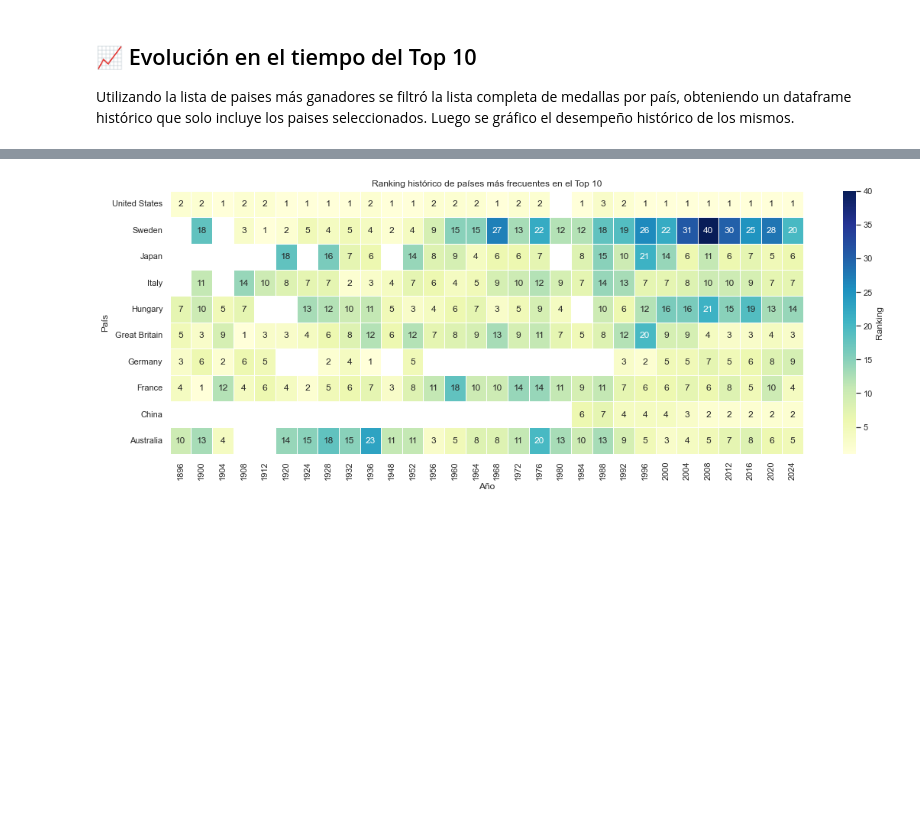
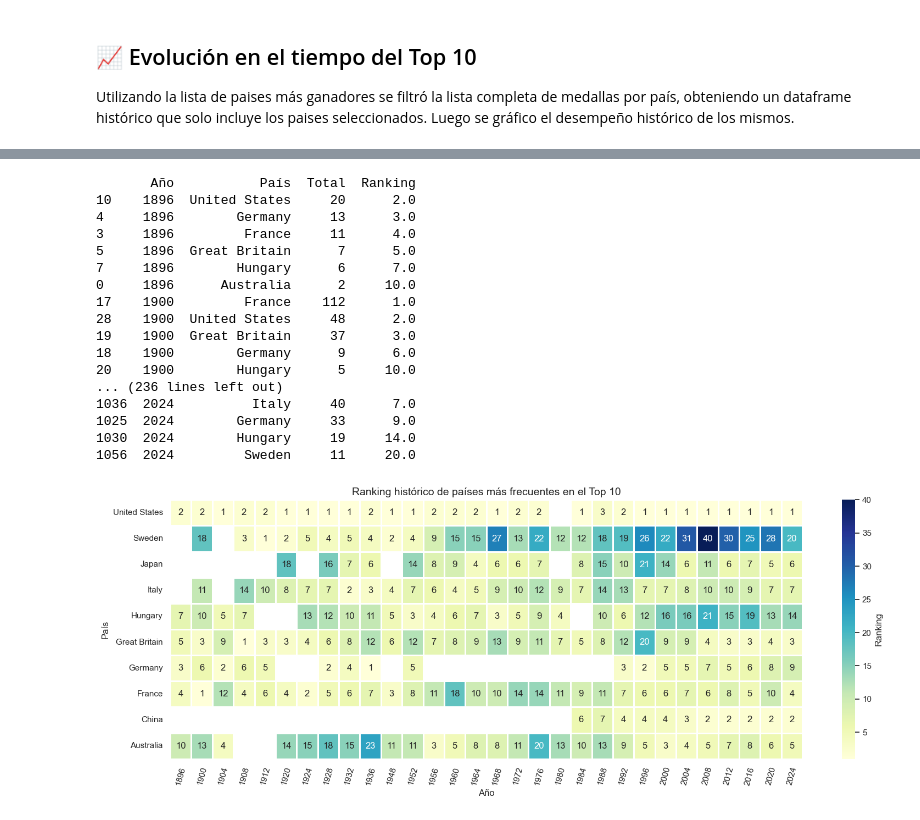
Before and after one commit to Huallpacl/Portfolio, a Jupyter notebook: medallas-olimpicas/notebooks/02_analisis_top10.ipynb, the cells around one changed output, grey strips where cells are left out. Saved outputs shown, nothing was run; the diff lists cells and outputs as text; code cells hidden in the pictures; blank space fills up the shorter version.

Commit message:
Feat: actualizado notebook y agreagdas imagenes

```diff
--- a/medallas-olimpicas/notebooks/02_analisis_top10.ipynb
+++ b/medallas-olimpicas/notebooks/02_analisis_top10.ipynb
@@ -159,25 +153,56 @@ plt.show()
 # %%
 # Crear columna de ranking dentro de cada año
 ranking_anual["Ranking"] = ranking_anual.groupby("Año")["Total"].rank(ascending=False, method="first")
 
-# Filtrar los países que más veces estuvieron en el top 10
-paises_frecuentes = apariciones_top10.head(10).index.tolist()
+# Filtrar los países más frecuentes en el top 10
+paises_frecuentes = apariciones_top10.head(10)["País"].tolist()
 
-# Filtrar datos
+# Filtrar datos del ranking
 ranking_filtrado = ranking_anual[ranking_anual["País"].isin(paises_frecuentes)]
+print(ranking_filtrado.to_string())
 
-# Pivotear para heatmap
+# Pivotear para construir matriz del heatmap
 pivot = ranking_filtrado.pivot(index="País", columns="Año", values="Ranking")
 
 # Crear heatmap
 plt.figure(figsize=(16, 6))
-sns.heatmap(pivot, cmap="YlGnBu", linewidths=0.5, linecolor="white", annot=True, cbar_kws={"label": "Ranking"})
-plt.title("Ranking histórico de países más frecuentes en el Top 10")
+sns.heatmap(
+    pivot,
+    cmap="YlGnBu",
+    annot=True,
+    fmt=".0f",
+    linewidths=1,
+    cbar_kws={"label": "Ranking"}
+)
+
+# Estética
+plt.grid(False)
+plt.title("Ranking histórico de países más frecuentes en el Top 10", fontsize=14)
 plt.xlabel("Año")
 plt.ylabel("País")
 plt.gca().invert_yaxis()
+plt.xticks(rotation=75, ha="center")
 plt.tight_layout()
-plt.savefig("../images/prevalencia_en_top10.png", dpi=300, bbox_inches="tight")
+
+# Guardar y mostrar
+plt.savefig("../images/prevalencia_en_top10", dpi=300, bbox_inches="tight")
 plt.show()
 # %% [output]
+       Año           País  Total  Ranking
+10    1896  United States     20      2.0
+4     1896        Germany     13      3.0
+3     1896         France     11      4.0
+5     1896  Great Britain      7      5.0
+7     1896        Hungary      6      7.0
+0     1896      Australia      2     10.0
+17    1900         France    112      1.0
+28    1900  United States     48      2.0
+19    1900  Great Britain     37      3.0
+18    1900        Germany      9      6.0
+20    1900        Hungary      5     10.0
+... (236 lines left out)
+1036  2024          Italy     40      7.0
+1025  2024        Germany     33      9.0
+1030  2024        Hungary     19     14.0
+1056  2024         Sweden     11     20.0
-[figure, old version]
+[figure, new version]
```
Also changed, not shown: parts of 7 cells of this notebook, 4 other files.
